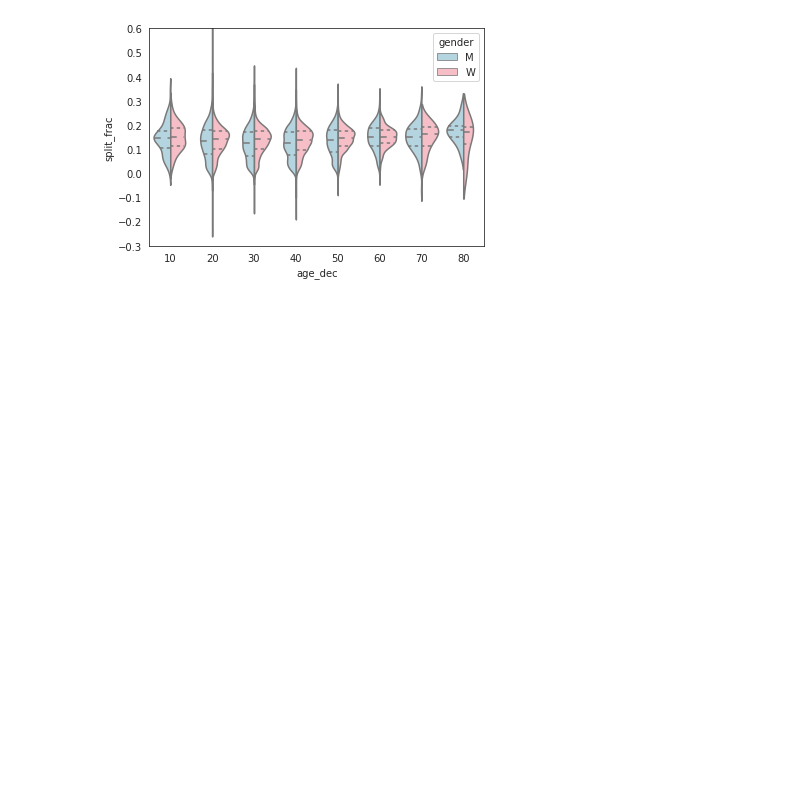
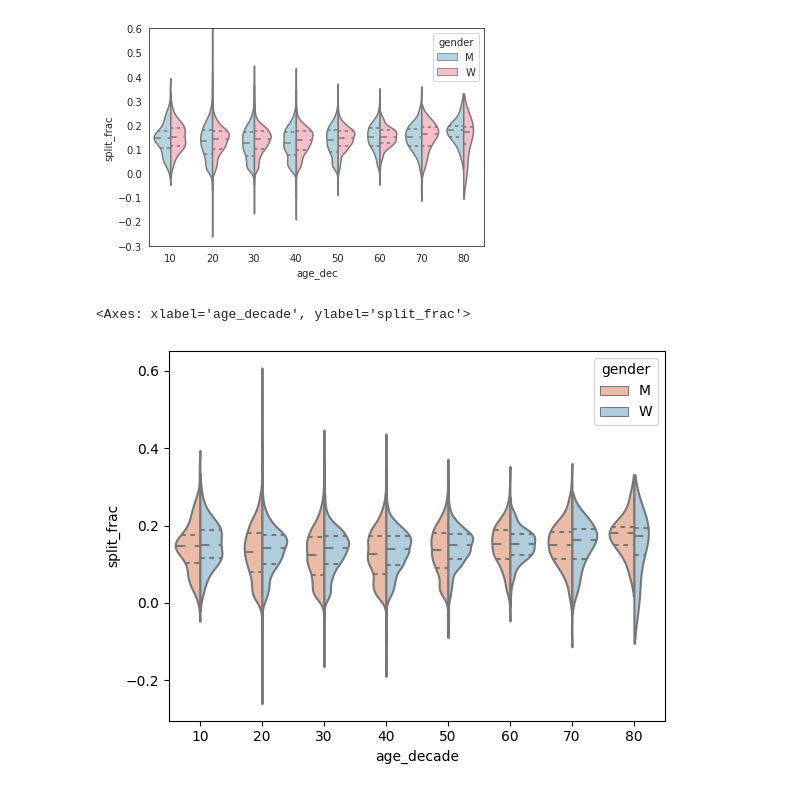
Before and after one commit to David-Soldini/2023_Intro_Python, a Jupyter notebook: ML_EES/IP/W4_S2.ipynb, the cells around one changed output. Saved outputs shown, nothing was run; the diff lists cells and outputs as text; code cells hidden in the pictures; blank space fills up the shorter version.

```diff
--- a/ML_EES/IP/W4_S2.ipynb
+++ b/ML_EES/IP/W4_S2.ipynb
@@ -131,0 +172,8 @@ Hint:
+# %%
+from operator import invert
+# Recreate this figure here
+data['age_decade'] = 10*(data['age']//10)
+sns.violinplot(data=data, x='age_decade', y='split_frac', hue='gender', split=True, inner='quart', palette='RdBu')
+# %% [output]
+<Axes: xlabel='age_decade', ylabel='split_frac'>
+[figure, added]
```
Also changed, not shown: parts of 11 cells of this notebook.
